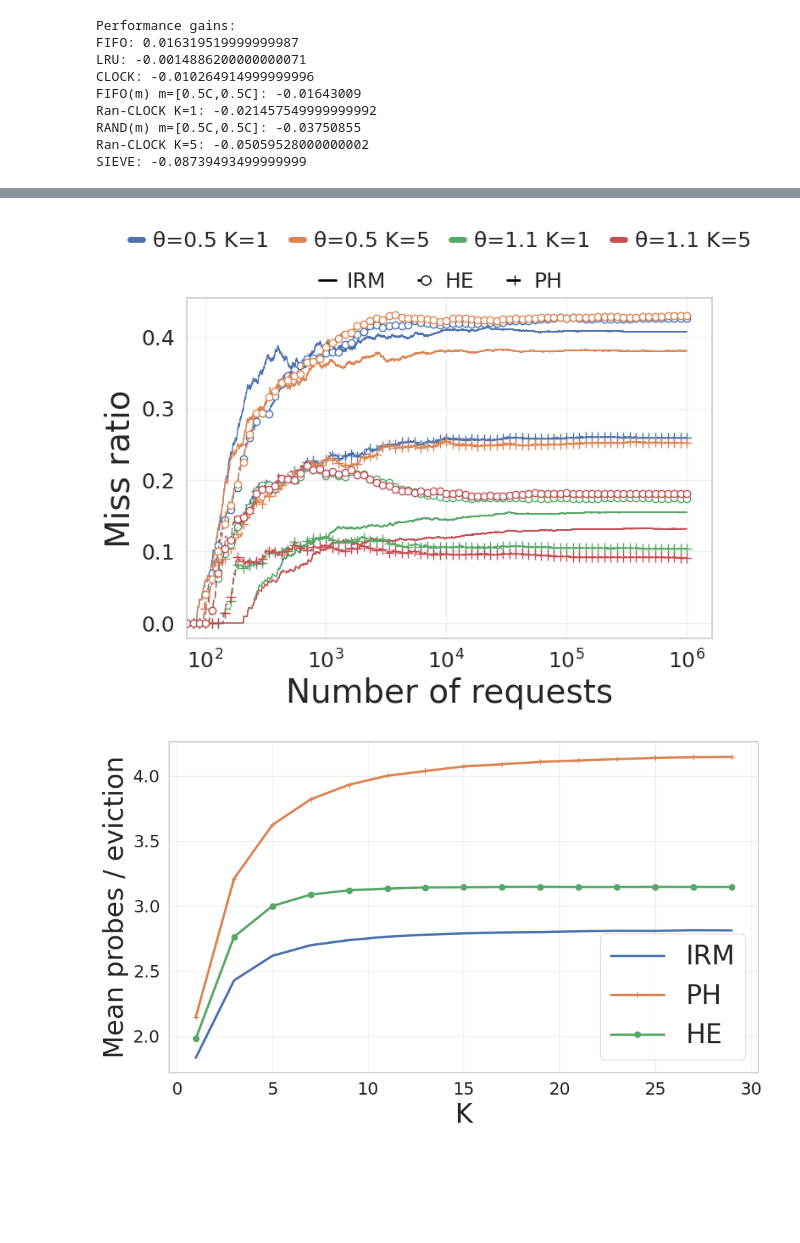
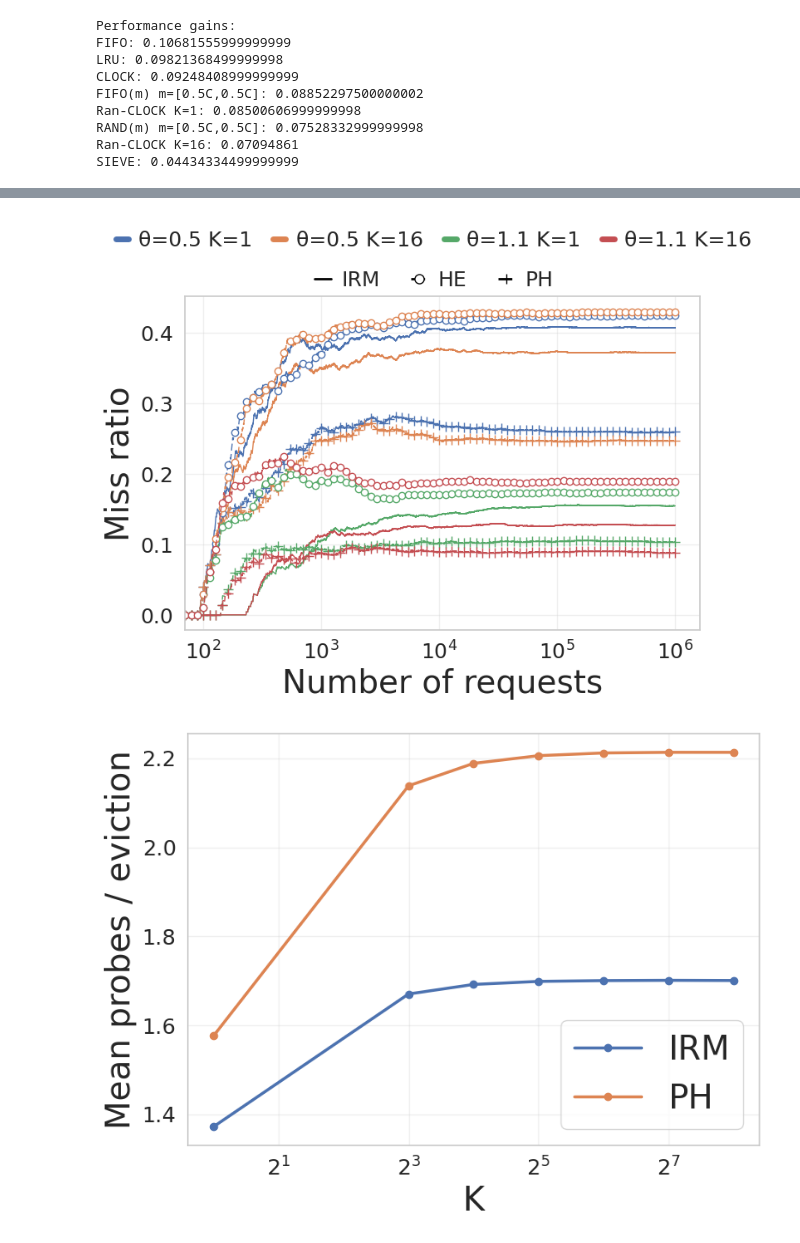
Before and after one commit to Effygal/cache-modeling, a Jupyter notebook: mrc-analysis2.ipynb, the cells around one changed output, grey strips where cells are left out. Saved outputs shown, nothing was run; the diff lists cells and outputs as text; code cells hidden in the pictures; blank space fills up the shorter version.

```diff
--- a/mrc-analysis2.ipynb
+++ b/mrc-analysis2.ipynb
@@ -400,7 +400,7 @@ avgs3 = [('SIEVE', np.mean(np.array(hr_ph_sieve) - np.array(hr_sieve))),
          ('CLOCK', np.mean(np.array(hr_ph_clock) - np.array(hr_clock))),
          ('LRU', np.mean(np.array(hr_ph_lru) - np.array(hr_lru))),
          ('Ran-CLOCK K=1', np.mean(np.array(hr_ph_ran_clock1) - np.array(hr_ran_clock1))),
-         ('Ran-CLOCK K=5', np.mean(np.array(hr_ph_ran_clock5) - np.array(hr_ran_clock5))),
+         ('Ran-CLOCK K=16', np.mean(np.array(hr_ph_ran_clock16) - np.array(hr_ran_clock16))),
          ('RAND(m) m=[0.5C,0.5C]', np.mean(np.array(hr_ph_rand_m) - np.array(hr_rand_m))),
          ('FIFO(m) m=[0.5C,0.5C]', np.mean(np.array(hr_ph_fifo_m) - np.array(hr_fifo_m))),
          ('FIFO', np.mean(np.array(hr_ph_fifo) - np.array(hr_fifo)))]
@@ -410,14 +410,14 @@ for name, avg in avgs3:
     print(f"{name}: {avg}")
 # %% [output]
 Performance gains:
-FIFO: 0.016319519999999987
-LRU: -0.0014886200000000071
-CLOCK: -0.010264914999999996
-FIFO(m) m=[0.5C,0.5C]: -0.01643009
-Ran-CLOCK K=1: -0.021457549999999992
-RAND(m) m=[0.5C,0.5C]: -0.03750855
-Ran-CLOCK K=5: -0.05059528000000002
-SIEVE: -0.08739493499999999
+FIFO: 0.10681555999999999
+LRU: 0.09821368499999998
+CLOCK: 0.09248408999999999
+FIFO(m) m=[0.5C,0.5C]: 0.08852297500000002
+Ran-CLOCK K=1: 0.08500606999999998
+RAND(m) m=[0.5C,0.5C]: 0.07528332999999998
+Ran-CLOCK K=16: 0.07094861
+SIEVE: 0.04434334499999999
 # %%
 # verify simulation for fifo(m) matches paper
 trace = gen_from_zipf(300, 20000000, 0.8)[1]
@@ -474,7 +474,7 @@ print(1-hr8888)
 # %%
 C = 60
 thetas = [0.5, 1.1]
-Ks = [1, 5]
+Ks = [1, 16]
 N_ITEMS = 120
 TRACE_LEN = 1000000
 X_MIN = 70
@@ -564,43 +564,37 @@ fig.subplots_adjust(top=0.78)
 plt.savefig("ttf.pdf", bbox_inches="tight", format="pdf")
 plt.show()
 # %% [output]
-[figure, old version]
+[figure, new version]
 # %%
-sns.set_theme(style="whitegrid", palette="deep")
 
-ks = np.arange(1, 30, 2, dtype=int)
-mean_he = np.empty_like(ks, dtype=float)
-mean_irm = np.empty_like(ks, dtype=float)
-mean_ph = np.empty_like(ks, dtype=float)
+ks = [1, 8, 16, 32, 64, 128, 256]
+mean_irm = np.empty(len(ks), dtype=float)
+mean_ph = np.empty(len(ks), dtype=float)
 
 for i, k in enumerate(ks):
-    rc = tg.ran_clock(C=60, K=k)
-    _, _, examined_he_k, _ = rc.run_age(he2)
+    rc = tg.ran_clock(C=24, K=k)
     _, _, examined_irm_k, _ = rc.run_age(irm2)
     _, _, examined_ph_k, _ = rc.run_age(ph2)
 
-    arr_he = np.asarray(examined_he_k, dtype=float)
     arr_irm = np.asarray(examined_irm_k, dtype=float)
     arr_ph = np.asarray(examined_ph_k, dtype=float)
-    nz_he = arr_he > 0
     nz_irm = arr_irm > 0
     nz_ph = arr_ph > 0
 
-    mean_he[i] = arr_he[nz_he].mean() if nz_he.any() else 0.0
     mean_irm[i] = arr_irm[nz_irm].mean() if nz_irm.any() else 0.0
     mean_ph[i] = arr_ph[nz_ph].mean() if nz_ph.any() else 0.0
 
-fig, ax = plt.subplots(figsize=(10, 6))
-ax.plot(ks, mean_irm, lw=2.5, label='IRM')
-ax.plot(ks, mean_ph, marker='+', markersize = 6, lw=2.5, label='PH')
-ax.plot(ks, mean_he, marker='o', markersize = 6, lw=2.5, label='HE')
+fig, ax = plt.subplots(figsize=(8, 6))
+ax.plot(ks, mean_irm, marker='o', markersize=6, lw=2.5, label='IRM')
+ax.plot(ks, mean_ph, marker='o', markersize=6, lw=2.5, label='PH')
+ax.set_xscale("log", base=2)
 ax.set_xlabel("K", fontsize=28)
 ax.set_ylabel("Mean probes / eviction", fontsize=28)
 ax.tick_params(axis="both", labelsize=18)
 ax.legend(fontsize=28)
 ax.grid(True, alpha=0.3)
 plt.tight_layout()
 plt.savefig("mean_probes.pdf", bbox_inches="tight")
 plt.show()
 # %% [output]
-[figure, old version]
+[figure, new version]
```
Also changed, not shown: parts of 9 cells of this notebook.
